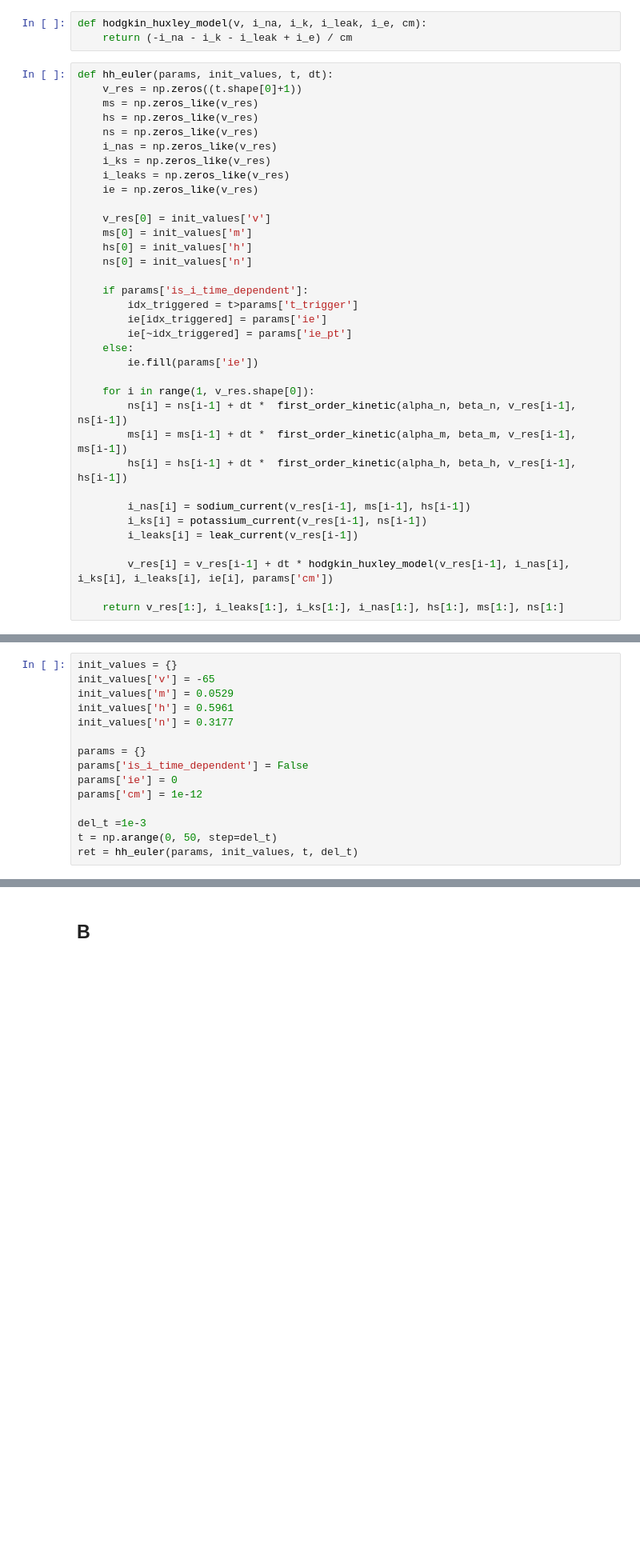
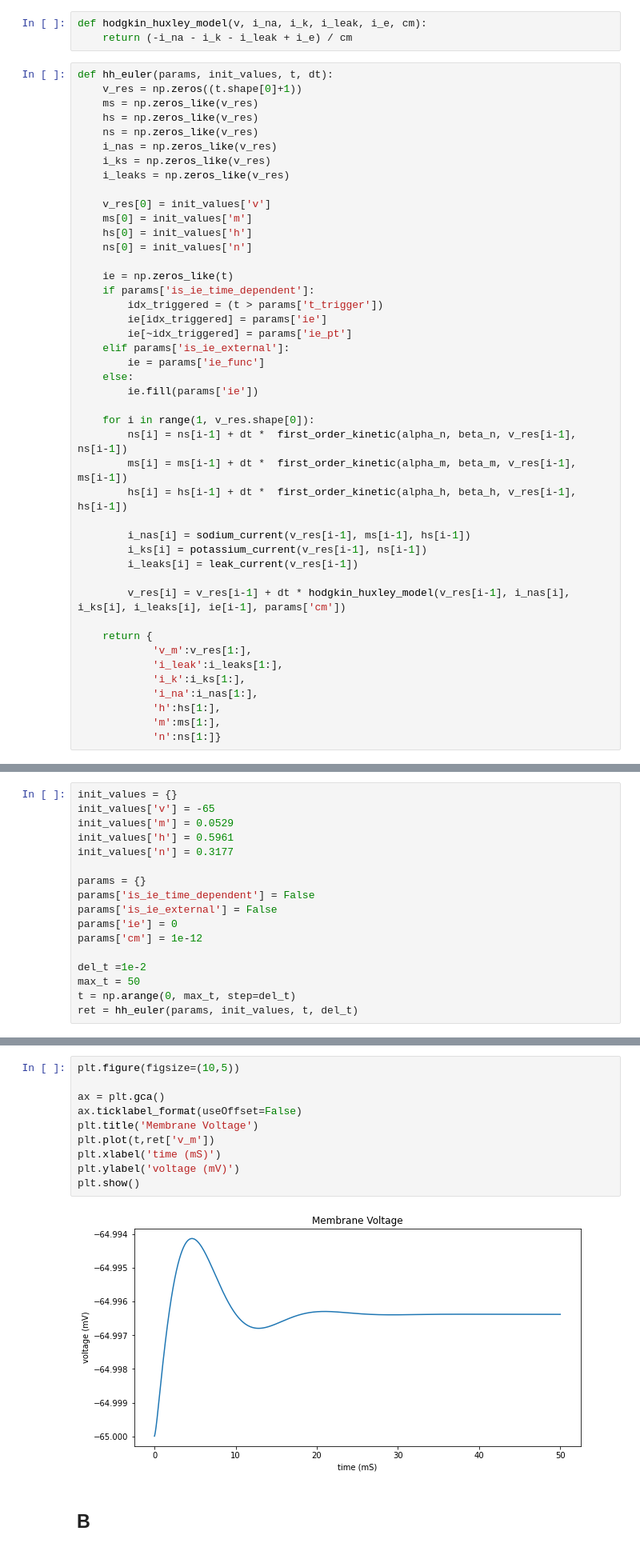
Before and after one commit to bramantyois/mns, a Jupyter notebook: exercise_07.ipynb, the cells around one changed output, grey strips where cells are left out. Shown at 80% size. Saved outputs shown, nothing was run; the diff lists cells and outputs as text; blank space fills up the shorter version.

```diff
--- a/exercise_07.ipynb
+++ b/exercise_07.ipynb
@@ -56,17 +56,19 @@ def hh_euler(params, init_values, t, dt):
     i_nas = np.zeros_like(v_res)
     i_ks = np.zeros_like(v_res)
     i_leaks = np.zeros_like(v_res)
-    ie = np.zeros_like(v_res)
 
     v_res[0] = init_values['v']
     ms[0] = init_values['m']
     hs[0] = init_values['h']
     ns[0] = init_values['n']
 
-    if params['is_i_time_dependent']:
-        idx_triggered = t>params['t_trigger']
+    ie = np.zeros_like(t)
+    if params['is_ie_time_dependent']:
+        idx_triggered = (t > params['t_trigger'])
         ie[idx_triggered] = params['ie']
         ie[~idx_triggered] = params['ie_pt']
+    elif params['is_ie_external']:
+        ie = params['ie_func']
     else:
         ie.fill(params['ie'])
 
@@ -79,6 +81,13 @@ def hh_euler(params, init_values, t, dt):
         i_ks[i] = potassium_current(v_res[i-1], ns[i-1])
         i_leaks[i] = leak_current(v_res[i-1])
 
-        v_res[i] = v_res[i-1] + dt * hodgkin_huxley_model(v_res[i-1], i_nas[i], i_ks[i], i_leaks[i], ie[i], params['cm'])
+        v_res[i] = v_res[i-1] + dt * hodgkin_huxley_model(v_res[i-1], i_nas[i], i_ks[i], i_leaks[i], ie[i-1], params['cm'])
 
-    return v_res[1:], i_leaks[1:], i_ks[1:], i_nas[1:], hs[1:], ms[1:], ns[1:]
+    return {
+            'v_m':v_res[1:],
+            'i_leak':i_leaks[1:],
+            'i_k':i_ks[1:],
+            'i_na':i_nas[1:],
+            'h':hs[1:],
+            'm':ms[1:],
+            'n':ns[1:]}
@@ -90,10 +101,12 @@ init_values['h'] = 0.5961
 init_values['n'] = 0.3177
 
 params = {}
-params['is_i_time_dependent'] = False
+params['is_ie_time_dependent'] = False
+params['is_ie_external'] = False
 params['ie'] = 0
 params['cm'] = 1e-12
 
-del_t =1e-3
-t = np.arange(0, 50, step=del_t)
+del_t =1e-2
+max_t = 50
+t = np.arange(0, max_t, step=del_t)
 ret = hh_euler(params, init_values, t, del_t)
@@ -122,3 +113,15 @@ plt.plot(t,ret[0], label='V')
+# %%
+plt.figure(figsize=(10,5))
+
+ax = plt.gca()
+ax.ticklabel_format(useOffset=False)
+plt.title('Membrane Voltage')
+plt.plot(t,ret['v_m'])
+plt.xlabel('time (mS)')
+plt.ylabel('voltage (mV)')
+plt.show()
+# %% [output]
+[figure, added]
 # %% [markdown]
 ## B
 # %%
```
Also changed, not shown: parts of 29 cells of this notebook.
